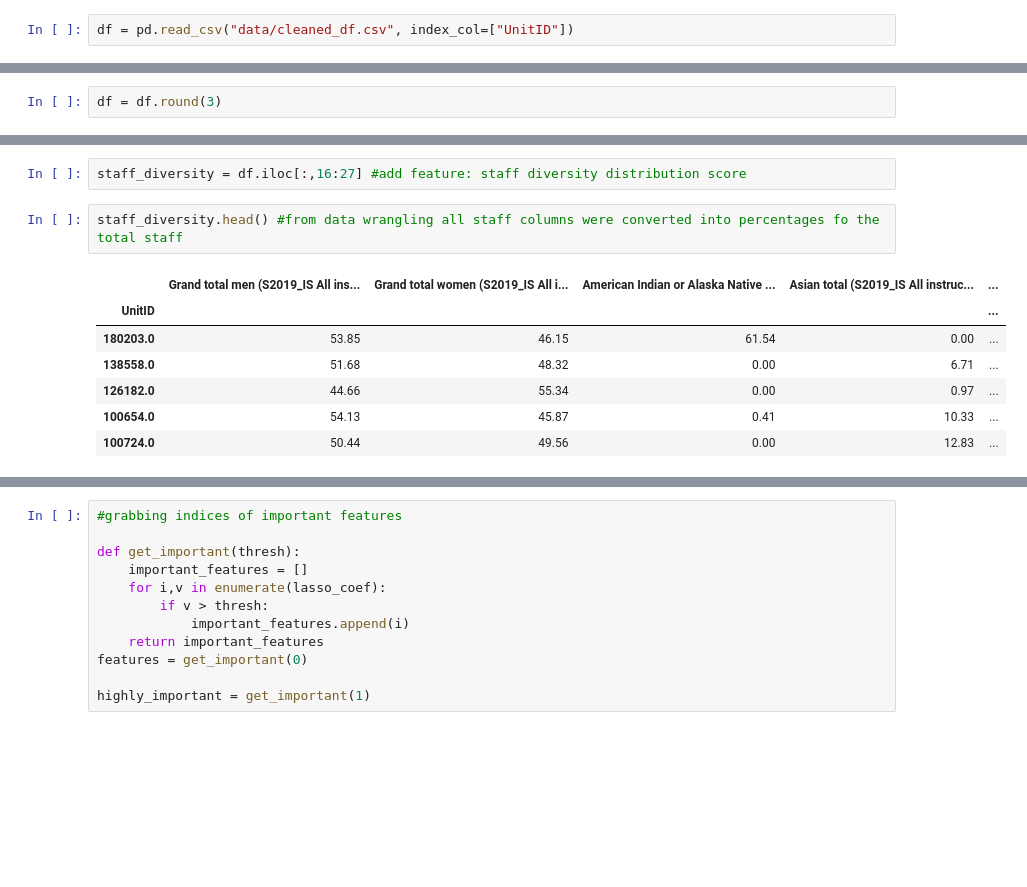
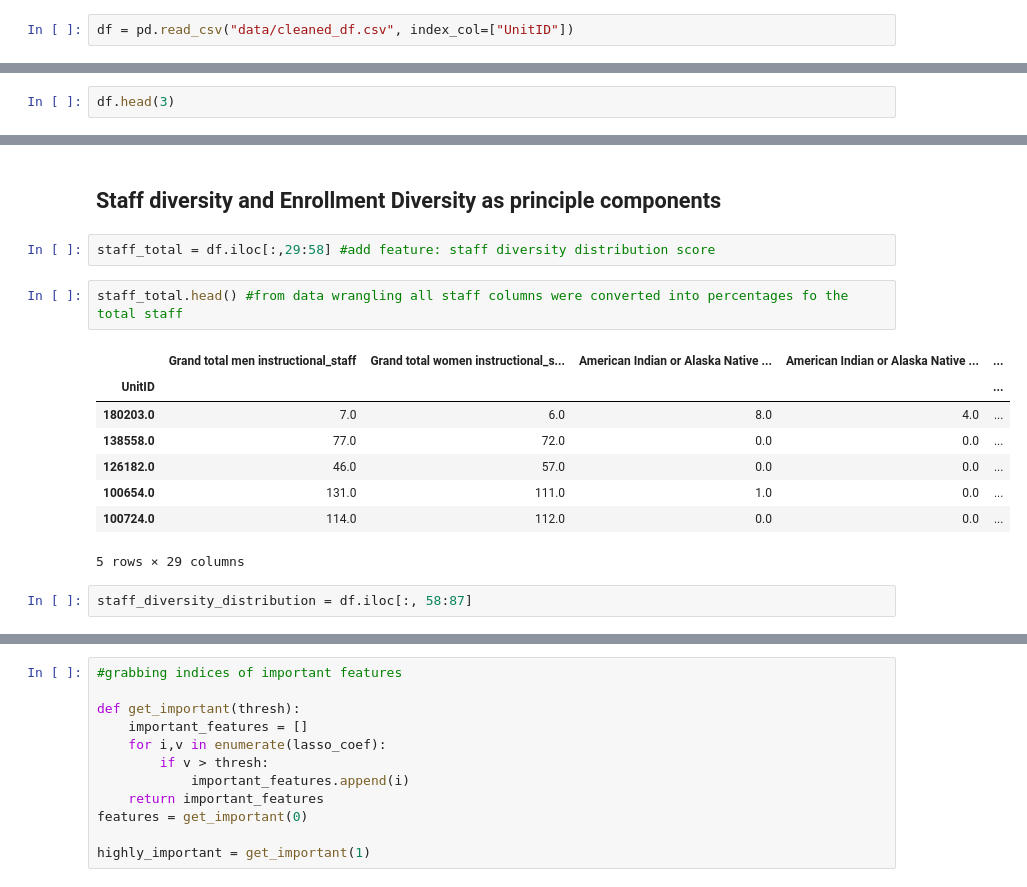
Before and after one commit to robcamp-code/DataSciencePortfolio, a Jupyter notebook: UniversityGraduationRates/EDA.ipynb, the cells around one changed output, grey strips where cells are left out. Saved outputs shown, nothing was run; the diff lists cells and outputs as text; blank space fills up the shorter version.

```diff
--- a/UniversityGraduationRates/EDA.ipynb
+++ b/UniversityGraduationRates/EDA.ipynb
@@ -22,2 +69,2 @@ df = pd.read_csv("data/cleaned_df.csv", index_col=["UnitID"])
 # %%
-df = df.round(3)
+df.head(3)
@@ -52,12 +120,17 @@ expenses_df.head()
+# %% [markdown]
+## Staff diversity and Enrollment Diversity as principle components
 # %%
-staff_diversity = df.iloc[:,16:27] #add feature: staff diversity distribution score
+staff_total = df.iloc[:,29:58] #add feature: staff diversity distribution score
 # %%
-staff_diversity.head() #from data wrangling all staff columns were converted into percentages fo the total staff
+staff_total.head() #from data wrangling all staff columns were converted into percentages fo the total staff
 # %% [output]
-|  | Grand total men (S2019_IS All ins... | Grand total women (S2019_IS All i... | American Indian or Alaska Native ... | Asian total (S2019_IS All instruc... | ... |
+|  | Grand total men instructional_staff | Grand total women instructional_s... | American Indian or Alaska Native ... | American Indian or Alaska Native ... | ... |
 | UnitID |  |  |  |  | ... |
-| 180203.0 | 53.85 | 46.15 | 61.54 | 0.00 | ... |
-| 138558.0 | 51.68 | 48.32 | 0.00 | 6.71 | ... |
-| 126182.0 | 44.66 | 55.34 | 0.00 | 0.97 | ... |
-| 100654.0 | 54.13 | 45.87 | 0.41 | 10.33 | ... |
-| 100724.0 | 50.44 | 49.56 | 0.00 | 12.83 | ... |
+| 180203.0 | 7.0 | 6.0 | 8.0 | 4.0 | ... |
+| 138558.0 | 77.0 | 72.0 | 0.0 | 0.0 | ... |
+| 126182.0 | 46.0 | 57.0 | 0.0 | 0.0 | ... |
+| 100654.0 | 131.0 | 111.0 | 1.0 | 0.0 | ... |
+| 100724.0 | 114.0 | 112.0 | 0.0 | 0.0 | ... |
+5 rows × 29 columns
+# %%
+staff_diversity_distribution = df.iloc[:, 58:87]
```
Also changed, not shown: parts of 185 cells of this notebook, 7 other files.
